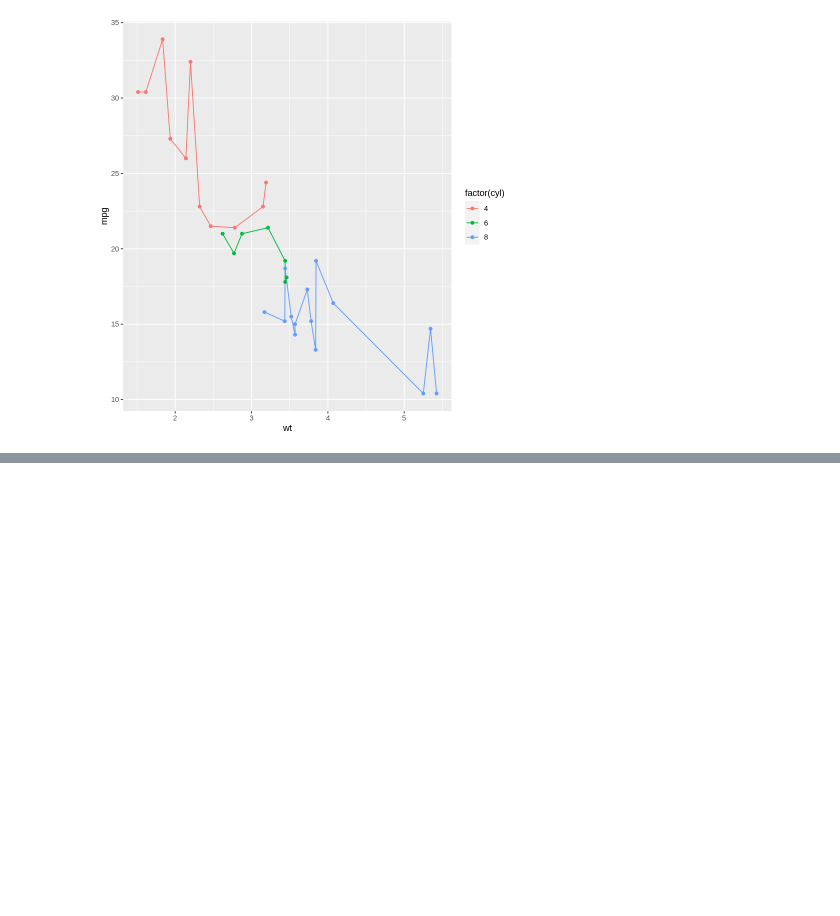
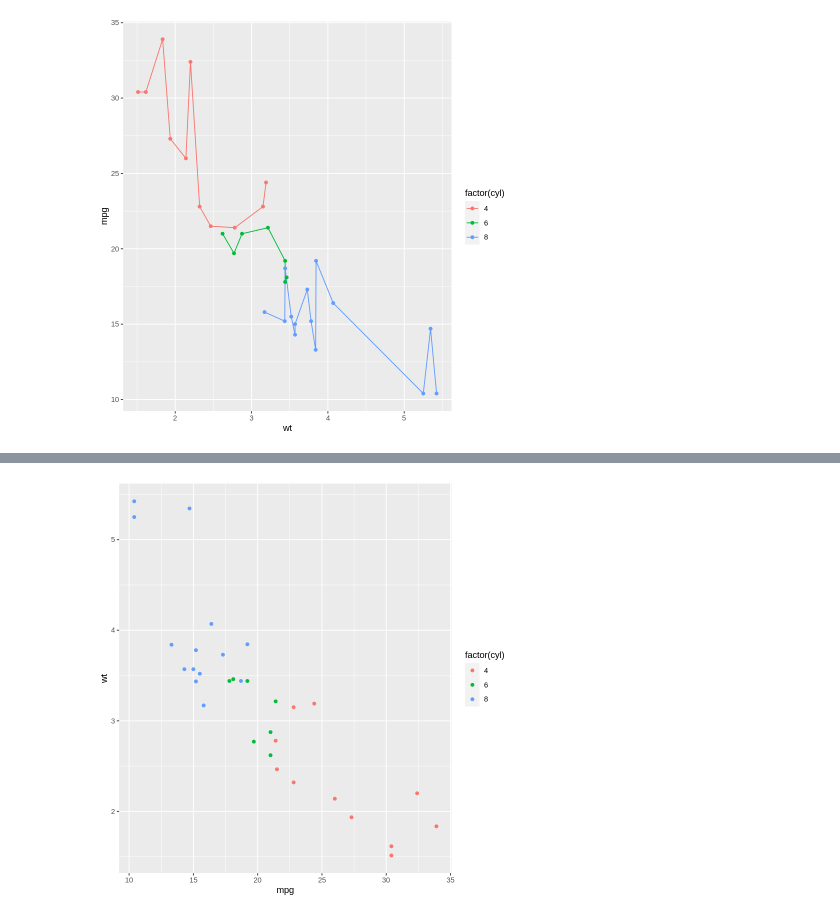
Before and after one commit to gyujin0450/RPRG_PartII, a Jupyter notebook: p259_기하학적기법시각화.ipynb, the cells around one changed output, grey strips where cells are left out. Cells and saved outputs as stored; diff of their text form; code cells hidden in the pictures; blank space fills up the shorter version.

```diff
--- a/p259_기하학적기법시각화.ipynb
+++ b/p259_기하학적기법시각화.ipynb
@@ -310,0 +321,5 @@ qplot(wt, mpg, data = mtcars, geom = c("line","point"), color = factor(cyl))
+# %%
+p <- ggplot(mtcars, aes(mpg, wt, color = factor(cyl)))
+p + geom_point()
+# %% [output]
+[figure, added]
```
Also changed, not shown: parts of 5 cells of this notebook.
